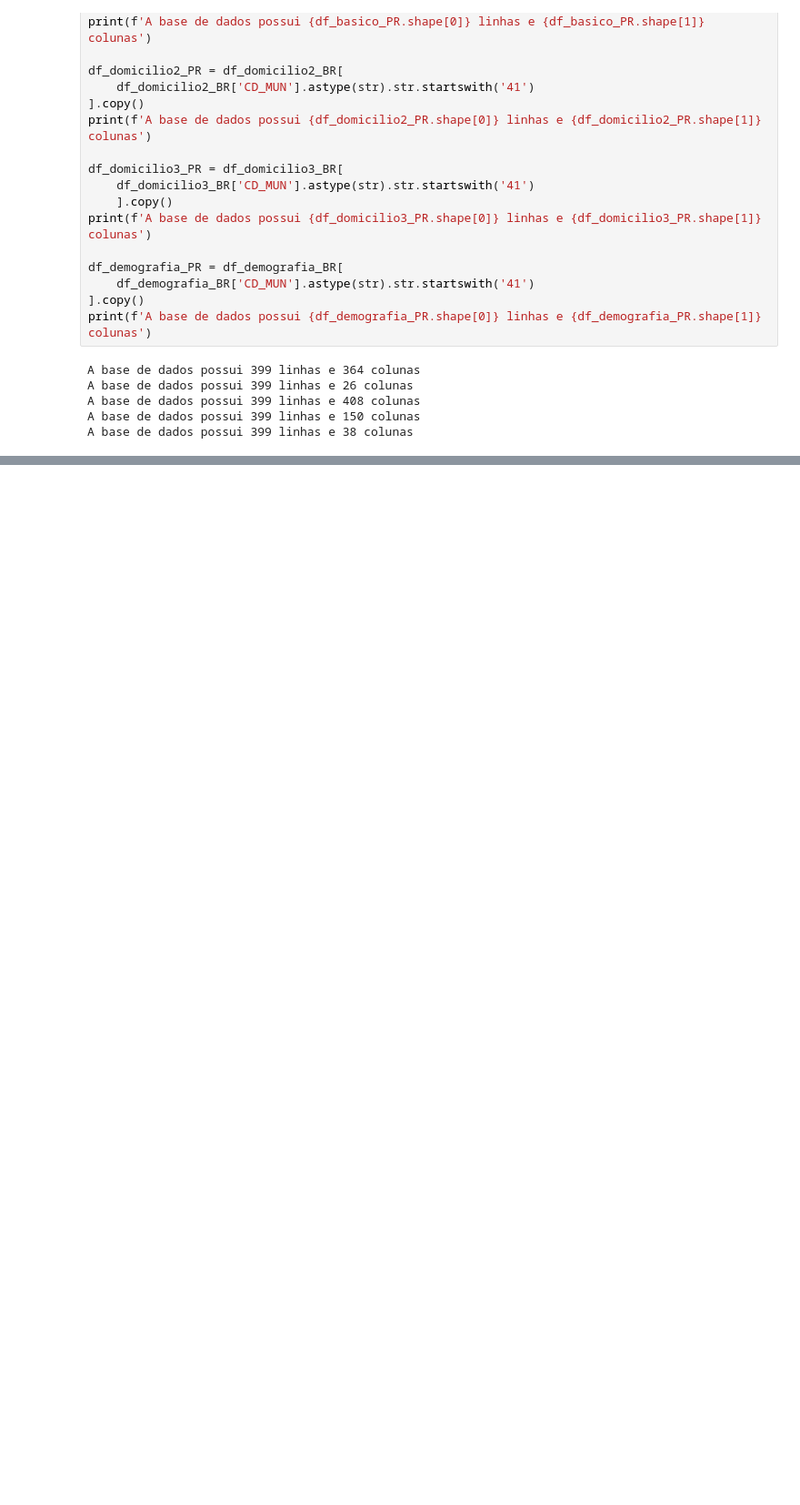
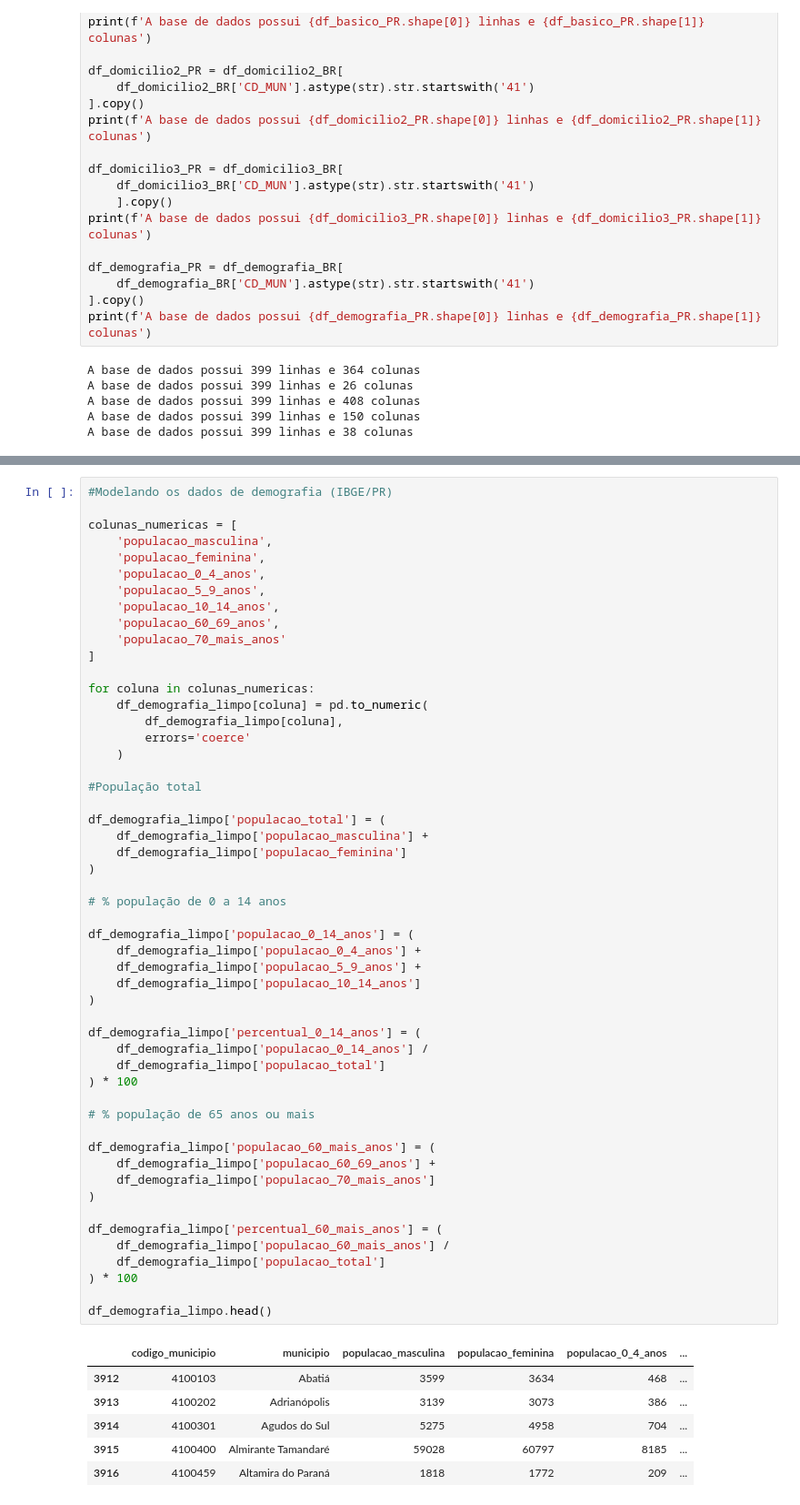
Before and after one commit to vzuza/codigos_amanha, a Jupyter notebook: projeto_codigos.ipynb, the cells around one changed output, grey strips where cells are left out. Shown at 91% size. Saved outputs shown, nothing was run; the diff lists cells and outputs as text; blank space fills up the shorter version.

```diff
--- a/projeto_codigos.ipynb
+++ b/projeto_codigos.ipynb
@@ -131,0 +171,59 @@ df_alfabetizacao_limpo.info()
+# %%
+#Modelando os dados de demografia (IBGE/PR)
+
+colunas_numericas = [
+    'populacao_masculina',
+    'populacao_feminina',
+    'populacao_0_4_anos',
+    'populacao_5_9_anos',
+    'populacao_10_14_anos',
+    'populacao_60_69_anos',
+    'populacao_70_mais_anos'
+]
+
+for coluna in colunas_numericas:
+    df_demografia_limpo[coluna] = pd.to_numeric(
+        df_demografia_limpo[coluna],
+        errors='coerce'
+    )
+
+#População total
+
+df_demografia_limpo['populacao_total'] = (
+    df_demografia_limpo['populacao_masculina'] +
+    df_demografia_limpo['populacao_feminina']
+)
+
+# % população de 0 a 14 anos
+
+df_demografia_limpo['populacao_0_14_anos'] = (
+    df_demografia_limpo['populacao_0_4_anos'] +
+    df_demografia_limpo['populacao_5_9_anos'] +
+    df_demografia_limpo['populacao_10_14_anos']
+)
+
+df_demografia_limpo['percentual_0_14_anos'] = (
+    df_demografia_limpo['populacao_0_14_anos'] /
+    df_demografia_limpo['populacao_total']
+) * 100
+
+# % população de 65 anos ou mais
+
+df_demografia_limpo['populacao_60_mais_anos'] = (
+    df_demografia_limpo['populacao_60_69_anos'] +
+    df_demografia_limpo['populacao_70_mais_anos']
+)
+
+df_demografia_limpo['percentual_60_mais_anos'] = (
+    df_demografia_limpo['populacao_60_mais_anos'] /
+    df_demografia_limpo['populacao_total']
+) * 100
+
+df_demografia_limpo.head()
+# %% [output]
+|  | codigo_municipio | municipio | populacao_masculina | populacao_feminina | populacao_0_4_anos | ... |
+| 3912 | 4100103 | Abatiá | 3599 | 3634 | 468 | ... |
+| 3913 | 4100202 | Adrianópolis | 3139 | 3073 | 386 | ... |
+| 3914 | 4100301 | Agudos do Sul | 5275 | 4958 | 704 | ... |
+| 3915 | 4100400 | Almirante Tamandaré | 59028 | 60797 | 8185 | ... |
+| 3916 | 4100459 | Altamira do Paraná | 1818 | 1772 | 209 | ... |
```
Also changed, not shown: parts of 5 cells of this notebook.
